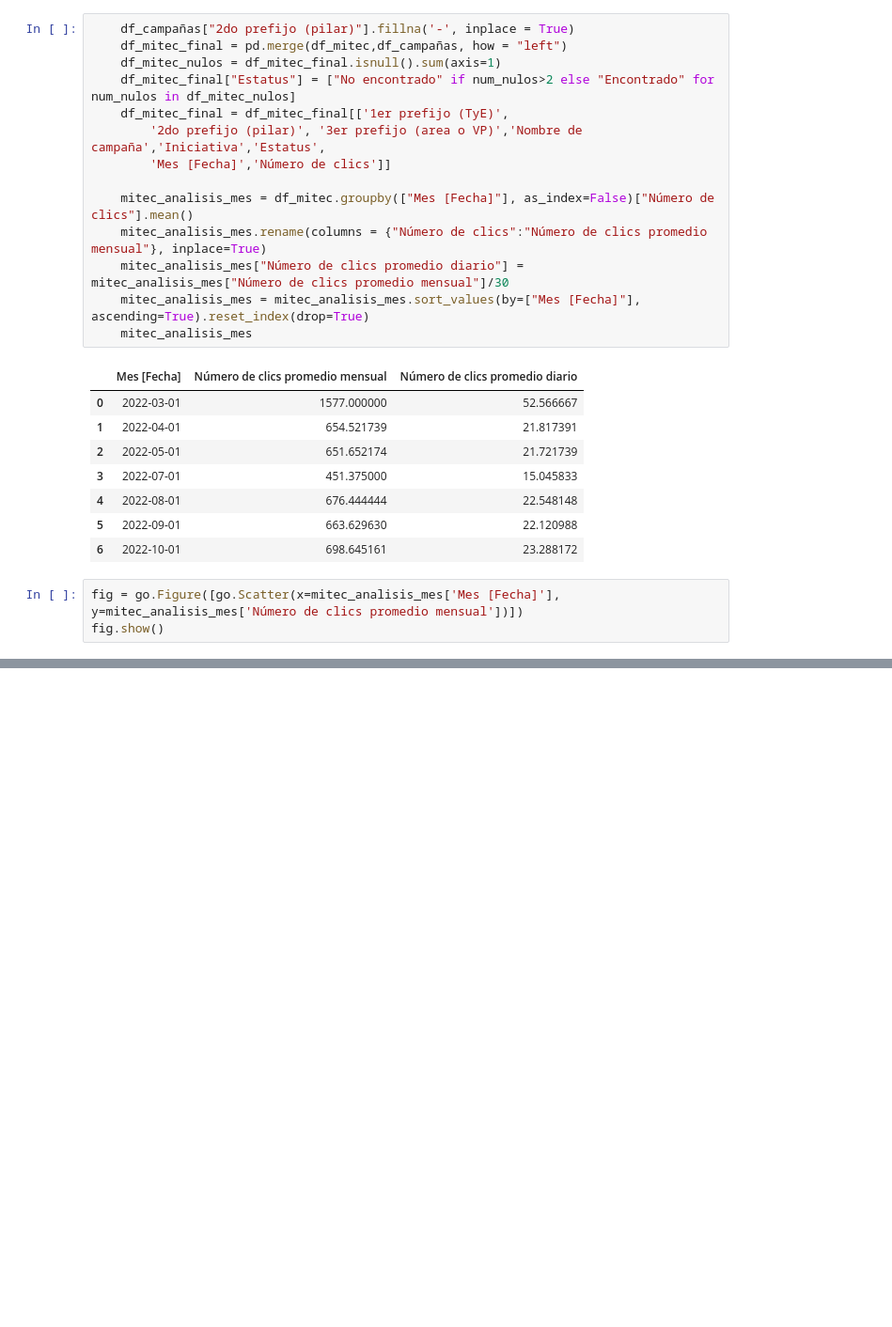
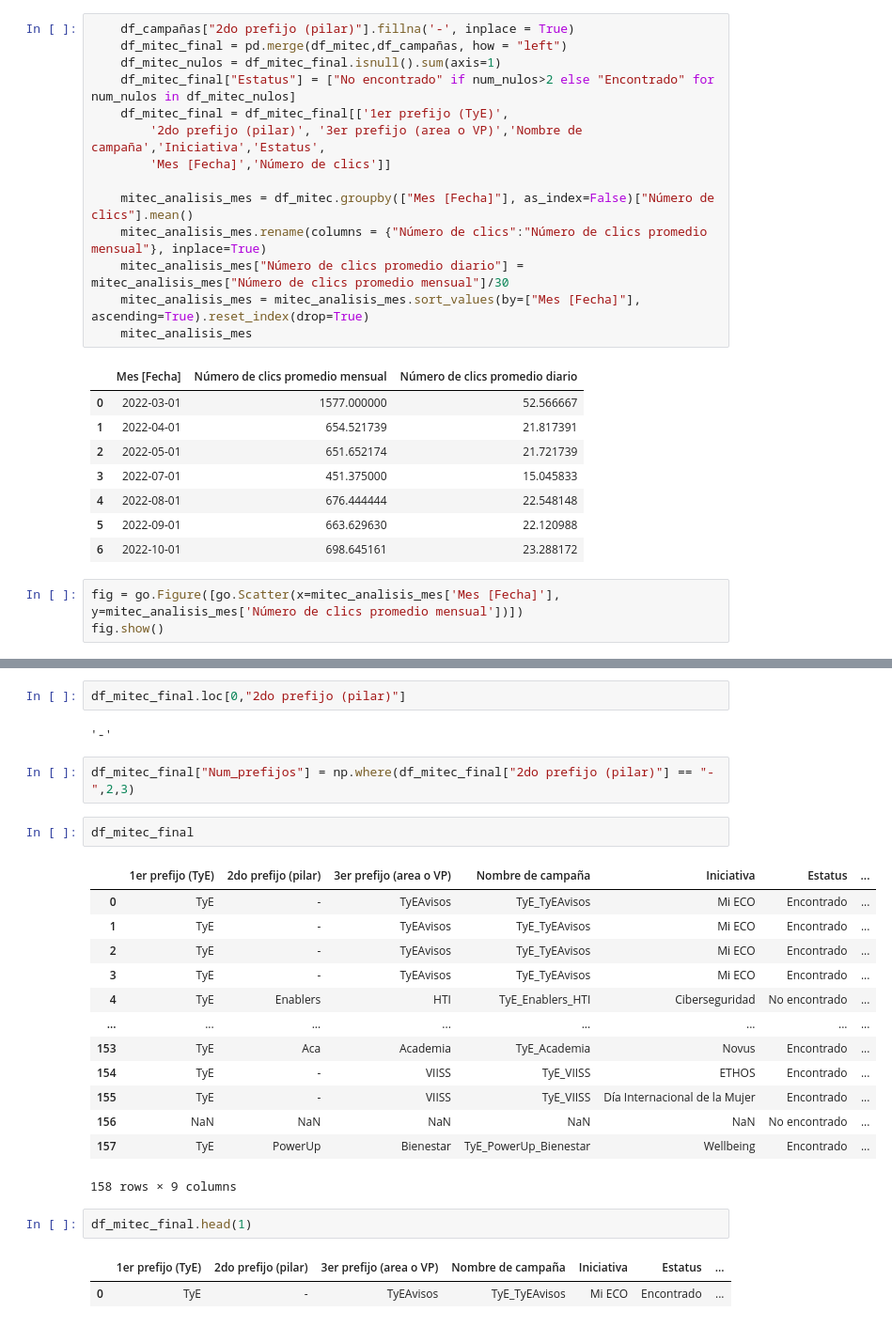
Before and after one commit to AngelAnayaOCI/Dashboards, a Jupyter notebook: GraficasDashboard.ipynb, the cells around one changed output, grey strips where cells are left out. Shown at 94% size. Saved outputs shown, nothing was run; the diff lists cells and outputs as text; blank space fills up the shorter version.

```diff
--- a/GraficasDashboard.ipynb
+++ b/GraficasDashboard.ipynb
@@ -269,3 +266,30 @@ correos_analisis
 | 31 | Voluntariado Tec | octubre | 30597.000000 | 30516.666667 | 99.733000 | 11967.000000 | 13.677333 |
 | 32 | Voluntariado Tec | septiembre | 30972.000000 | 30932.000000 | 99.871000 | 12063.000000 | 12.990000 |
 | 33 | Wellbeing | octubre | 5781.857143 | 5769.285714 | 99.924143 | 2357.714286 | 9.231000 |
+# %%
+df_mitec_final.loc[0,"2do prefijo (pilar)"]
+# %% [output]
+'-'
+# %%
+df_mitec_final["Num_prefijos"] = np.where(df_mitec_final["2do prefijo (pilar)"] == "-",2,3)
+# %%
+df_mitec_final
+# %% [output]
+|  | 1er prefijo (TyE) | 2do prefijo (pilar) | 3er prefijo (area o VP) | Nombre de campaña | Iniciativa | Estatus | ... |
+| 0 | TyE | - | TyEAvisos | TyE_TyEAvisos | Mi ECO | Encontrado | ... |
+| 1 | TyE | - | TyEAvisos | TyE_TyEAvisos | Mi ECO | Encontrado | ... |
+| 2 | TyE | - | TyEAvisos | TyE_TyEAvisos | Mi ECO | Encontrado | ... |
+| 3 | TyE | - | TyEAvisos | TyE_TyEAvisos | Mi ECO | Encontrado | ... |
+| 4 | TyE | Enablers | HTI | TyE_Enablers_HTI | Ciberseguridad | No encontrado | ... |
+| ... | ... | ... | ... | ... | ... | ... | ... |
+| 153 | TyE | Aca | Academia | TyE_Academia | Novus | Encontrado | ... |
+| 154 | TyE | - | VIISS | TyE_VIISS | ETHOS | Encontrado | ... |
+| 155 | TyE | - | VIISS | TyE_VIISS | Día Internacional de la Mujer | Encontrado | ... |
+| 156 | NaN | NaN | NaN | NaN | NaN | No encontrado | ... |
+| 157 | TyE | PowerUp | Bienestar | TyE_PowerUp_Bienestar | Wellbeing | Encontrado | ... |
+158 rows × 9 columns
+# %%
+df_mitec_final.head(1)
+# %% [output]
+|  | 1er prefijo (TyE) | 2do prefijo (pilar) | 3er prefijo (area o VP) | Nombre de campaña | Iniciativa | Estatus | ... |
+| 0 | TyE | - | TyEAvisos | TyE_TyEAvisos | Mi ECO | Encontrado | ... |
```
Also changed, not shown: parts of 9 cells of this notebook, 1 other file.
